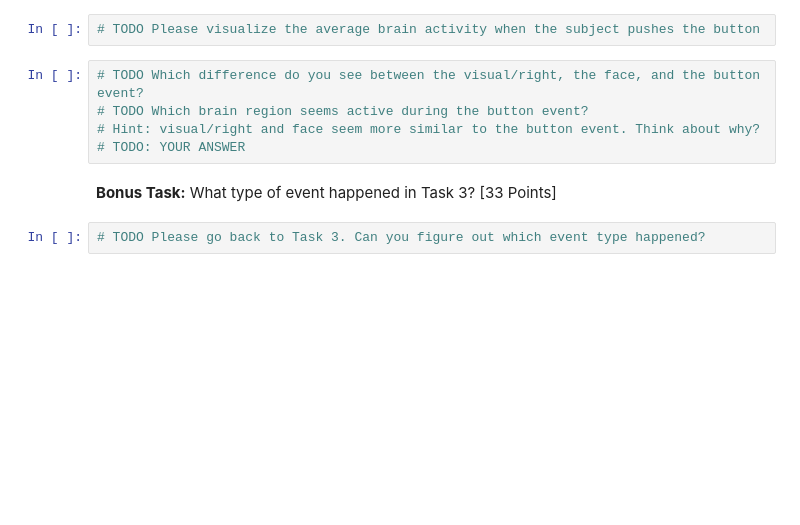
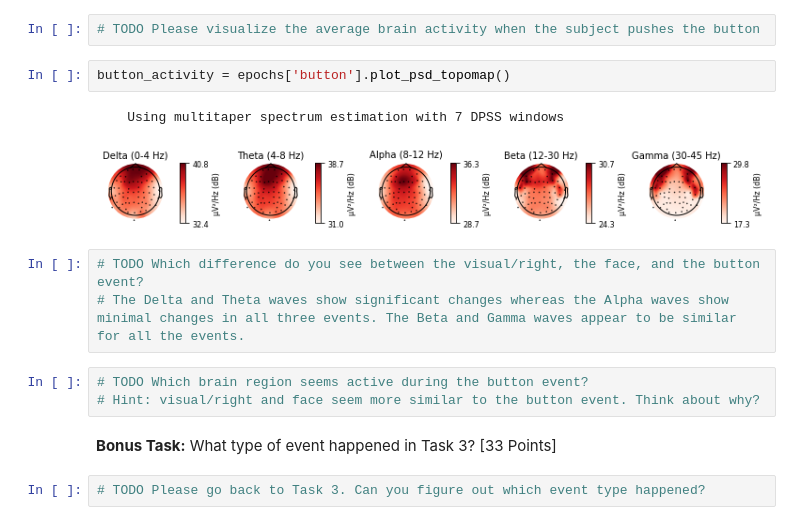
Before and after one commit to bostongfx/cs480student, a Jupyter notebook: 02/CS480_Assignment_2.ipynb, the cells around one changed output. Drawn from its saved outputs; the diff is of its cells as text; blank space fills up the shorter version.

```diff
--- a/02/CS480_Assignment_2.ipynb
+++ b/02/CS480_Assignment_2.ipynb
@@ -119,10 +139,16 @@ face_activity = epochs['face'].plot_psd_topomap()
 # %%
 # TODO Please visualize the average brain activity when the subject pushes the button
+# %%
+button_activity = epochs['button'].plot_psd_topomap()
+# %% [output]
+    Using multitaper spectrum estimation with 7 DPSS windows
+[figure, added]
+# %%
+# TODO Which difference do you see between the visual/right, the face, and the button event?
+# The Delta and Theta waves show significant changes whereas the Alpha waves show minimal changes in all three events. The Beta and Gamma waves appear to be similar for all the events.
 # %%
-# TODO Which difference do you see between the visual/right, the face, and the button event?
 # TODO Which brain region seems active during the button event?
 # Hint: visual/right and face seem more similar to the button event. Think about why?
-# TODO: YOUR ANSWER
 # %% [markdown]
 **Bonus Task:** What type of event happened in Task 3? [33 Points]
 # %%
```
Also changed, not shown: parts of 12 cells of this notebook.
